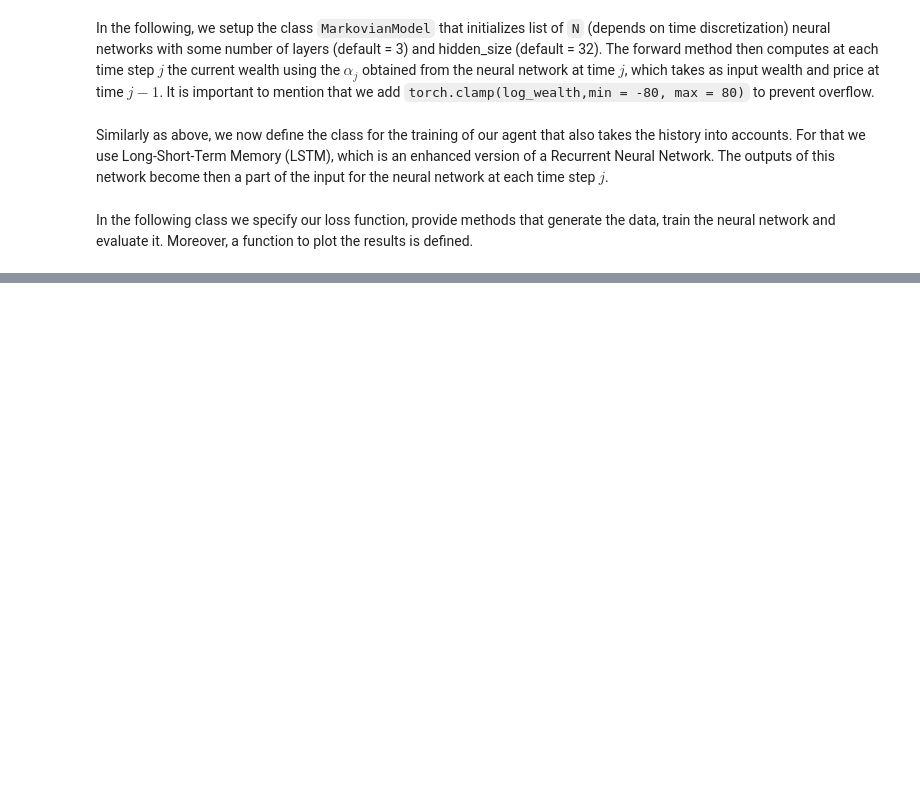
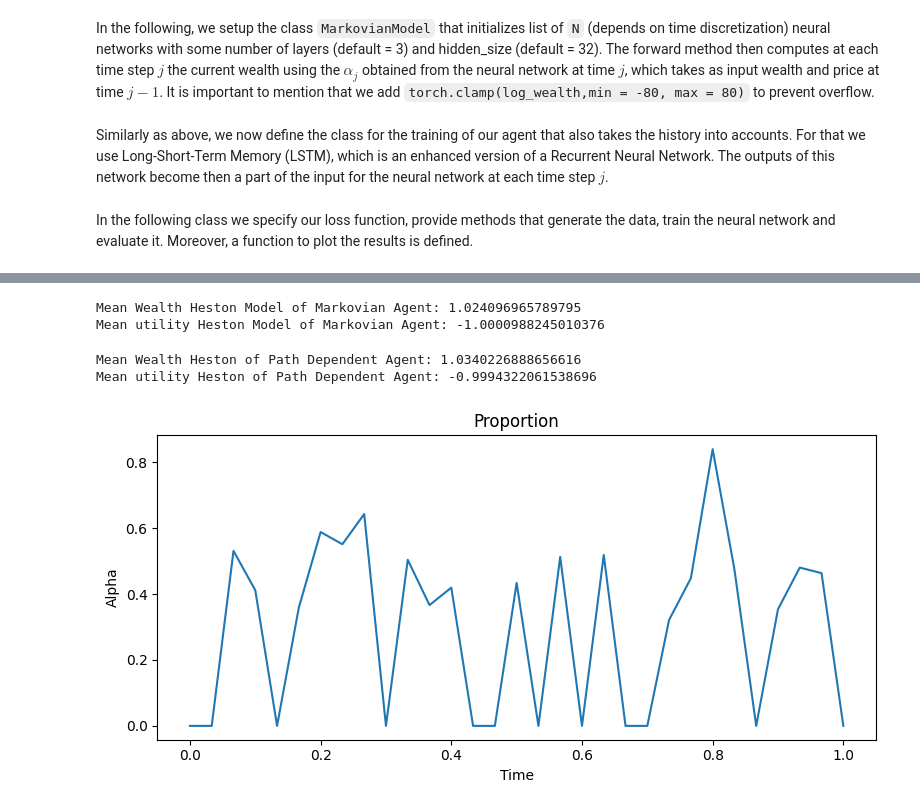
Before and after one commit to fl0risk/MNTF_Project, a Jupyter notebook: MNTF_Floris_Koster.ipynb, the cells around one changed output, grey strips where cells are left out. Cells and saved outputs as stored; diff of their text form; code cells hidden in the pictures; blank space fills up the shorter version.

```diff
--- a/MNTF_Floris_Koster.ipynb
+++ b/MNTF_Floris_Koster.ipynb
@@ -473,10 +475,7 @@ class TradingModelTrainer:
 
     def loss_function(self, terminal_wealth):
         utility_vals = self.utility_func(terminal_wealth)
-        if eta > 1:
-            return torch.mean(utility_vals)  # expected utility to be minimized since utility is negative
-        else:
-            return -torch.mean(utility_vals) # negative expected utility to be minimized since utility is positive
+        return -torch.mean(utility_vals) # negative expected utility to be minimized since utility is positive
     def generate_training_data(self, batch_size):
         # First we need to create price_model
         if self.price_model_str == 'BS':
@@ -600,8 +599,8 @@ def plot_wealth_distribution(wealth_distribution, Title=None):
 
 def compare_wealth_distributions(wealth_distribution1, wealth_distribution2, label1='Markov', label2='PathDependent', Title=None):
     plt.figure(figsize=(8, 4))
-    plt.hist(wealth_distribution1, bins=50, alpha=0.6, label=label1, color='blue')
-    plt.hist(wealth_distribution2, bins=50, alpha=0.6, label=label2, color='orange')
+    plt.hist(wealth_distribution1, bins=20, alpha=0.6, label=label1, color='blue')
+    plt.hist(wealth_distribution2, bins=20, alpha=0.6, label=label2, color='orange')
     plt.title('Comparison of Terminal Wealth Distributions')
     plt.xlabel('Terminal Wealth')
     plt.ylabel('Frequency')
@@ -622,7 +621,7 @@ def train_path_dependent_model(num_layers=3, n=32, lw=30, r=0.01, T=1.0, dt=0.03
     device = torch.device('cuda' if torch.cuda.is_available() else 'cpu')
     model = PathDependentTradingStrategy(num_layers=num_layers, hidden_size=n, lookback_window=lw, r=r, T=T, dt=dt, device=device)
     trainer = TradingModelTrainer(model, price_model_str=path_model, lr=0.001, T=T, dt=dt, device=device)
-    _ = trainer.train(num_epochs=20, batch_size=10000)
+    _ = trainer.train(num_epochs=100, batch_size=10000)
     return trainer
 # %%
 trainer_BS = train_markovian_model(path_model='BS') #train trading model
@@ -707,10 +764,20 @@ compare_wealth_distributions(wealth_distribution1=  wealth_distribution_BS_M,wea
 # %%
-mean_wealth_H_M, mean_utility_H_M, wealth_distribution_H_M,price_history_H_M,wealth_history_H_M,alpha_history_H_M = trainer_H.evaluate_model(num_simulations=60)
+mean_wealth_H_M, mean_utility_H_M, wealth_distribution_H_M,price_history_H_M,wealth_history_H_M,alpha_history_H_M = trainer_H.evaluate_model(num_simulations=100)
 print('Mean Wealth Heston Model of Markovian Agent:', mean_wealth_H_M)
 print('Mean utility Heston Model of Markovian Agent:', mean_utility_H_M)
+# %% [output]
+Mean Wealth Heston Model of Markovian Agent: 1.024096965789795
+Mean utility Heston Model of Markovian Agent: -1.0000988245010376
 # %%
-mean_wealth_H_PD, mean_utility_H_PD, wealth_distribution_H_PD,price_history_H_PD,wealth_history_H_PD,alpha_history_H_PD = trainer_H_PD.evaluate_model(num_simulations=60)
+mean_wealth_H_PD, mean_utility_H_PD, wealth_distribution_H_PD,price_history_H_PD,wealth_history_H_PD,alpha_history_H_PD = trainer_H_PD.evaluate_model(num_simulations=100)
 print('Mean Wealth Heston of Path Dependent Agent:', mean_wealth_H_PD)
 print('Mean utility Heston of Path Dependent Agent:', mean_utility_H_PD)
+# %% [output]
+Mean Wealth Heston of Path Dependent Agent: 1.0340226888656616
+Mean utility Heston of Path Dependent Agent: -0.9994322061538696
+# %%
+plot_alpha_history(T=1,alpha=alpha_history_H_PD)
+# %% [output]
+[figure, added]
 # %%
 compare_wealth_distributions(wealth_distribution1=  wealth_distribution_H_M,wealth_distribution2=wealth_distribution_H_PD,Title = 'Heston Model')
```
Also changed, not shown: parts of 15 cells of this notebook.
